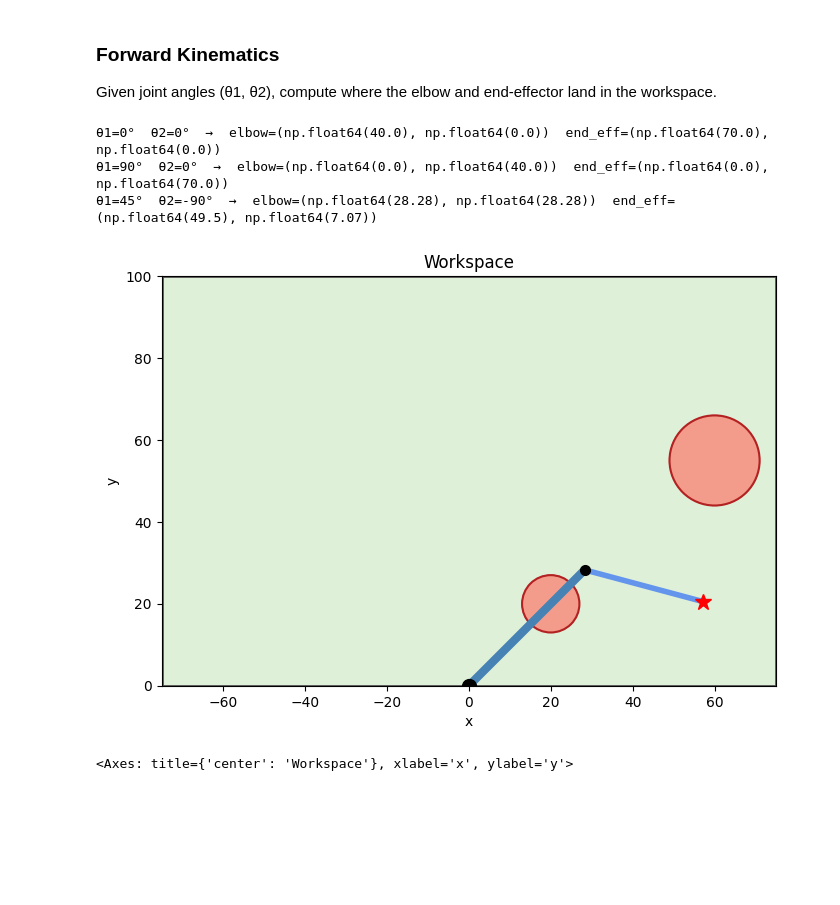
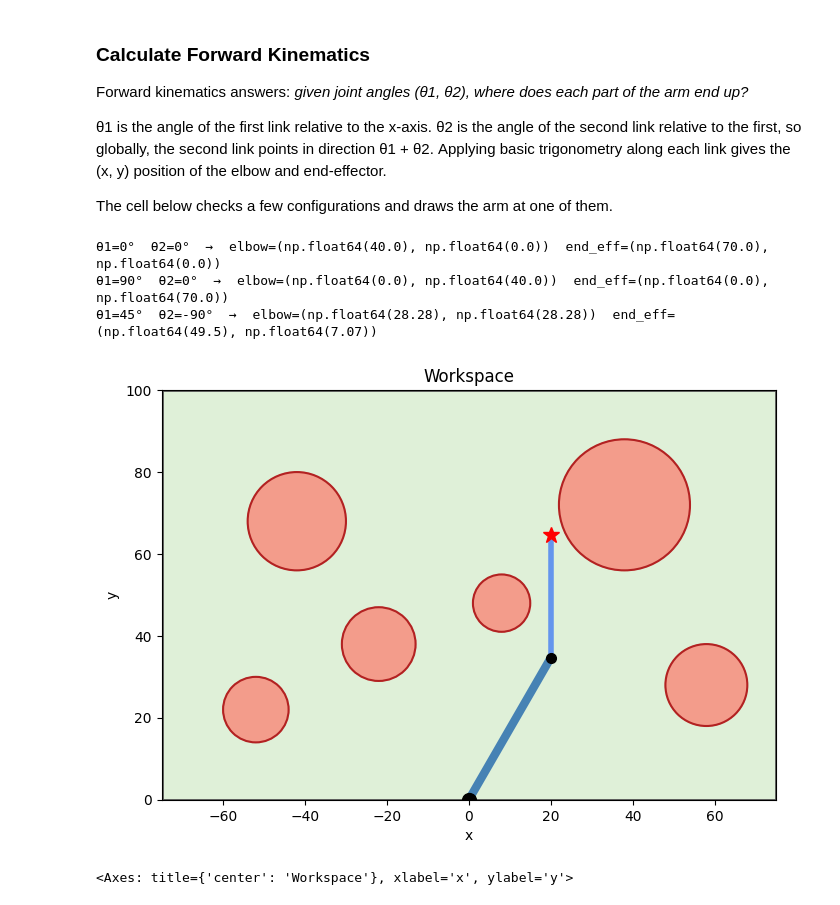
Before and after one commit to guramrekh/motion-planning, a Jupyter notebook: src/demo.ipynb, the cells around one changed output. Saved outputs shown, nothing was run; the diff lists cells and outputs as text; code cells hidden in the pictures; blank space fills up the shorter version.

```diff
--- a/src/demo.ipynb
+++ b/src/demo.ipynb
@@ -4,31 +8,39 @@
 from workspace import Robot, Obstacle, Workspace
 
 robot = Robot(base=(0, 0), link_lengths=(40, 30))
-obs_1 = Obstacle(center_point=(20, 20), radius=7.0)
-obs_2 = Obstacle(center_point=(60, 55), radius=11.0)
-
-# bounds = (xmin, xmax, ymin, ymax) — sized to contain full arm reach
-ws = Workspace(robot, obstacles=[obs_1, obs_2], bounds=(-75, 75, 0, 100))
+obstacles = [
+    Obstacle(center_point=(38, 72), radius=16.0),
+    Obstacle(center_point=(-42, 68), radius=12.0),
+    Obstacle(center_point=(8, 48), radius=7.0),
+    Obstacle(center_point=(-22, 38), radius=9.0),
+    Obstacle(center_point=(58, 28), radius=10.0),
+    Obstacle(center_point=(-52, 22), radius=8.0)
+]
+ws = Workspace(robot, obstacles=obstacles, bounds=(-75, 75, 0, 100))
 # %% [markdown]
-### Forward Kinematics
+### Calculate Forward Kinematics
 
-Given joint angles (θ1, θ2), compute where the elbow and end-effector land in the workspace.
+Forward kinematics answers: *given joint angles (θ1, θ2), where does each part of the arm end up?*
+
+θ1 is the angle of the first link relative to the x-axis. θ2 is the angle of the second link relative to the first, so globally, the second link points in direction θ1 + θ2. Applying basic trigonometry along each link gives the (x, y) position of the elbow and end-effector.
+
+The cell below checks a few configurations and draws the arm at one of them.
 # %%
 import numpy as np
 from kinematics import forward_kinematics, inverse_kinematics, is_point_reachable
 from visualization import draw_workspace
 
-# sanity-check a few poses
 for t1, t2 in [(0, 0), (np.pi/2, 0), (np.pi/4, -np.pi/2)]:
     elbow, end_eff = forward_kinematics(ws.robot, t1, t2)
     print(f"θ1={np.degrees(t1):.0f}°  θ2={np.degrees(t2):.0f}°  →  elbow={tuple(round(v,2) for v in elbow)}  end_eff={tuple(round(v,2) for v in end_eff)}")
 
-draw_workspace(ws, theta1=np.pi/4, theta2=-np.pi/3)
+# theta1=60°, theta2=30° — arm points upper-left, clears all obstacles
+draw_workspace(ws, theta1=np.pi/3, theta2=np.pi/6)
 # %% [output]
 θ1=0°  θ2=0°  →  elbow=(np.float64(40.0), np.float64(0.0))  end_eff=(np.float64(70.0), np.float64(0.0))
 θ1=90°  θ2=0°  →  elbow=(np.float64(0.0), np.float64(40.0))  end_eff=(np.float64(0.0), np.float64(70.0))
 θ1=45°  θ2=-90°  →  elbow=(np.float64(28.28), np.float64(28.28))  end_eff=(np.float64(49.5), np.float64(7.07))
-[figure, old version]
+[figure, new version]
 <Axes: title={'center': 'Workspace'}, xlabel='x', ylabel='y'>
 # %% [markdown]
 ### Inverse Kinematics
```
Also changed, not shown: parts of 5 cells of this notebook, 5 other files.
